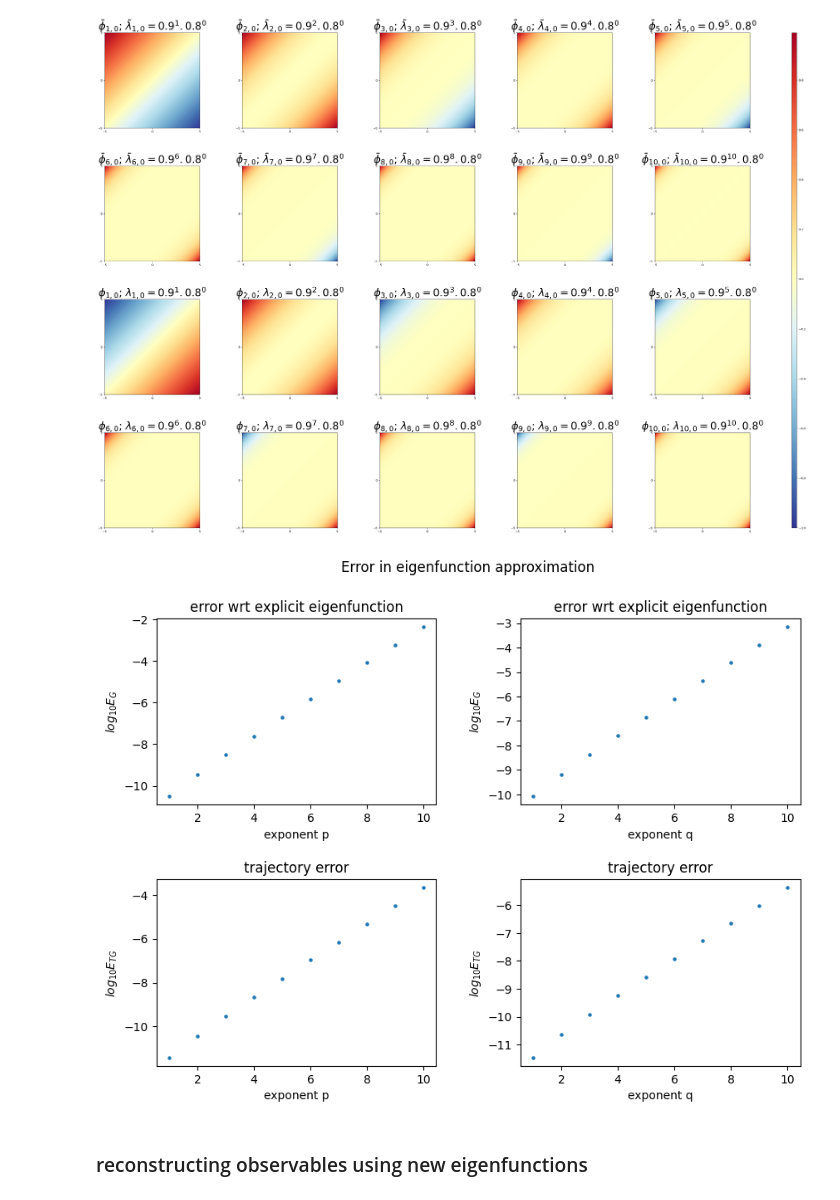
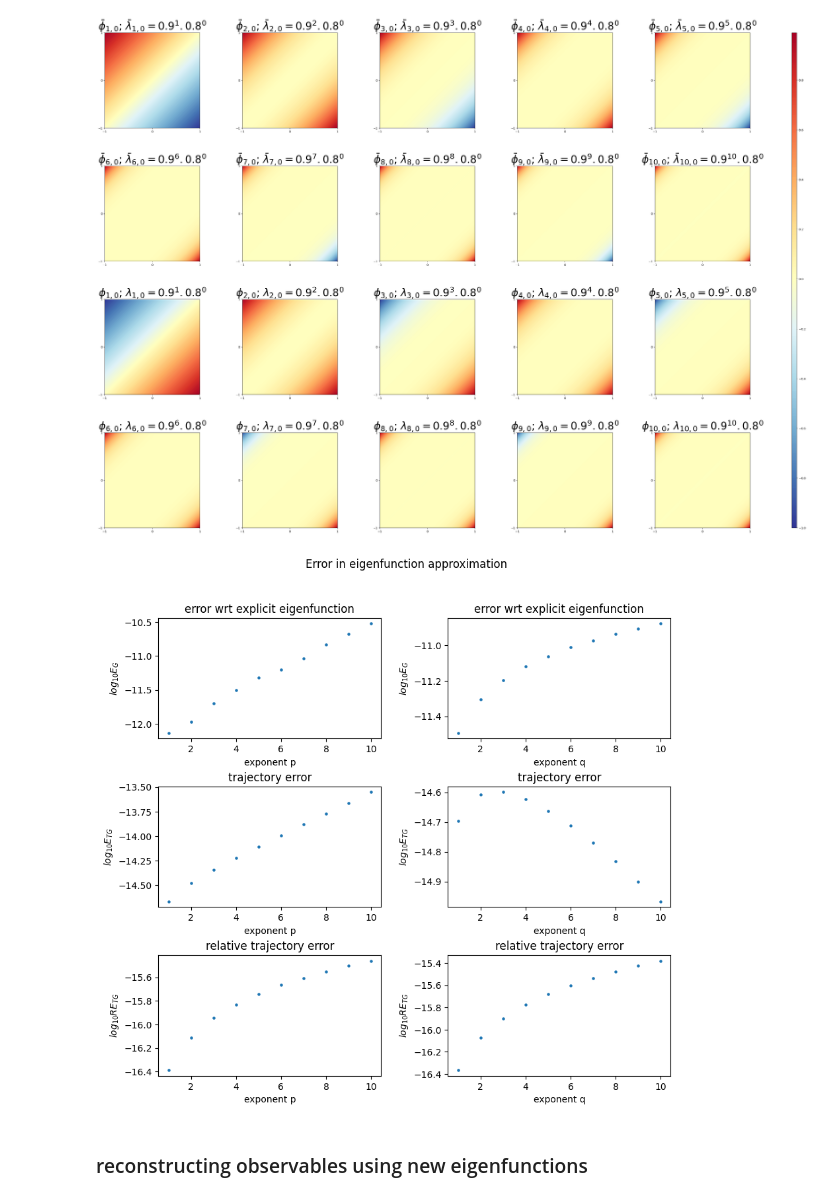
Before and after one commit to saksham219/koopman_eigensolvers, a Jupyter notebook: extend_linear_system_eigenfunctions.ipynb, the cells around one changed output. Cells and saved outputs as stored; diff of their text form; code cells hidden in the pictures.

Commit message:
add error analysis to ipynb

```diff
--- a/extend_linear_system_eigenfunctions.ipynb
+++ b/extend_linear_system_eigenfunctions.ipynb
@@ -161,7 +172,7 @@ for i, (m,n) in enumerate(sorted_eig):
 # %% [markdown]
 ### plot Koopman eigenfunctions computed using left eigenvectors
 # %%
-koopman_eigen = KoopmanEigenSolvers(edmd_poly, tsc_data)
+koopman_eigen = KoopmanEigenSolvers(edmd_poly, tsc_data, include_id_state=True)
 print("shape of koopman matrix: ", koopman_eigen.koopman_matrix.shape)
 # %% [output]
 shape of koopman matrix:  (9, 9)
@@ -286,25 +300,26 @@ plt.show()
 f, ax = plt.subplots(4, 5, figsize=(50,30))
 plt.subplots_adjust(hspace=0.4)
 error_list = []
+eigenvector_indexes = [0,2]
 
 c = 0
 for i, (m,n) in enumerate(sorted_eig):
-    Z_l = koopman_eigen.extend_eigenfunctions(x_flat, eigenvector_indexes=[0,2], pow_i=m, pow_j=n,
+    Z_l = koopman_eigen.extend_eigenfunctions(x_flat, eigenvector_indexes=eigenvector_indexes, pow_i=m, pow_j=n,
                                                   normalize=False)
     Z_l = Z_l.reshape(X.shape)
-    Z_l_t = koopman_eigen.extend_eigenfunctions((A@(x_flat.T)).T, eigenvector_indexes=[0,2], pow_i=m, pow_j=n,
+    Z_l_t = koopman_eigen.extend_eigenfunctions((A@(x_flat.T)).T, eigenvector_indexes=eigenvector_indexes, pow_i=m, pow_j=n,
                                                   normalize=False)
 
     Z_l_t = Z_l_t.reshape(X.shape)
     Z_l_norm = Z_l/np.max(np.abs(Z_l))
 
-    eigvalue_i_c = koopman_eigen.left_koopman_eigvals[0]
-    eigvalue_j_c = koopman_eigen.left_koopman_eigvals[2]
+    eigvalue_i_c = koopman_eigen.left_koopman_eigvals[eigenvector_indexes[0]]
+    eigvalue_j_c = koopman_eigen.left_koopman_eigvals[eigenvector_indexes[1]]
     eig_c = (eigvalue_i_c)**m * (eigvalue_j_c) ** n
     eig_str_c = "$\\bar{\lambda}_{" + f"{m},{n}" + "}" + f"= {eigvalue_i_c:.3}^{{" + f"{m}" + "}" +f". {eigvalue_j_c:.3}^{{" + f"{n}" + "}$"
 
-    traj_error = np.linalg.norm(Z_l_t - eig_c*Z_l)
-
+    traj_error = np.linalg.norm(Z_l_t - eig_c*Z_l)/np.sqrt(Z_l_t.shape[0]*Z_l_t.shape[1])
+    rel_traj_error = traj_error/np.linalg.norm(Z_l_t)
 
     if n ==0:
         row = 1 if c>4 else 0
@@ -314,6 +329,7 @@ for i, (m,n) in enumerate(sorted_eig):
         ax[row][c%5].set_xticks([ax[row][c%5].get_xlim()[0], 0, ax[row][c%5].get_xlim()[1]])
         ax[row][c%5].set_yticks([ax[row][c%5].get_ylim()[0], 0, ax[row][c%5].get_ylim()[1]])
         ax[row][c%5].set_aspect('equal')
+
 
     Z = linear_system.generate_eigenfunction(X, Y, m,n)
     Z_norm = Z/np.max(np.abs(Z))
@@ -335,9 +351,9 @@ for i, (m,n) in enumerate(sorted_eig):
         c=c+1
 
 
-
     error = min(np.linalg.norm(Z - Z_l), np.linalg.norm(Z + Z_l))
-    error_list.append({"m": m, "n":n, "error": error, "traj_error": traj_error, "c_error":compute_c_error(Z, Z_l)})
+    error_list.append({"m": m, "n":n, "error": error, "traj_error": traj_error,
+                       "c_error":compute_c_error(Z, Z_l), "rel_traj_error": rel_traj_error})
 
 cbar = f.colorbar(h, ax=ax.ravel().tolist(), aspect=100)
 
@@ -346,7 +362,7 @@ plt.show()
 # %% [output]
 [figure]
 # %%
-f, ax = plt.subplots(2,2, figsize=(10,7))
+f, ax = plt.subplots(3,2, figsize=(10,9))
 plt.subplots_adjust(hspace=0.4, wspace=0.3)
 
 m_list = [d["m"] for d in error_list if d["n"]==0]
@@ -357,38 +373,61 @@ ax[0][0].scatter(m_list, col, s=5)
 ax[0][0].set_xlabel('exponent p')
 ax[0][0].set_ylabel('$log_{10}E_G$')
 ax[0][0].set_title("error wrt explicit eigenfunction")
+del col
 
 n_list = [d["n"] for d in error_list if d["m"]==0]
 col = np.array([np.log10(d["c_error"]) for d in error_list if d["m"]==0])
 col[col==-np.inf] = np.log10(np.finfo(np.float64).eps)
 
 ax[0][1].scatter(n_list, col, s=5)
 ax[0][1].set_xlabel('exponent q')
 ax[0][1].set_ylabel('$log_{10}E_G$')
 ax[0][1].set_title("error wrt explicit eigenfunction")
+del col
+
 
 col = np.array([np.log10(d["traj_error"]) for d in error_list if d["n"]==0])
 col[col==-np.inf] = np.log10(np.finfo(np.float64).eps)
 
 ax[1][0].scatter(m_list, col, s=5)
 ax[1][0].set_xlabel('exponent p')
 ax[1][0].set_ylabel('$log_{10}E_{TG}$')
 ax[1][0].set_title("trajectory error")
+del col
 
 col = np.array([np.log10(d["traj_error"]) for d in error_list if d["m"]==0])
 col[col==-np.inf] = np.log10(np.finfo(np.float64).eps)
 
 ax[1][1].scatter(m_list, col, s=5)
 ax[1][1].set_xlabel('exponent q')
 ax[1][1].set_ylabel('$log_{10}E_{TG}$')
 ax[1][1].set_title("trajectory error")
+del col
+
+col = np.array([np.log10(d["rel_traj_error"]) for d in error_list if d["n"]==0])
+col[col==-np.inf] = np.log10(np.finfo(np.float64).eps)
+
+ax[2][0].scatter(m_list, col, s=5)
+ax[2][0].set_xlabel('exponent p')
+ax[2][0].set_ylabel('$log_{10}RE_{TG}$')
+ax[2][0].set_title("relative trajectory error")
+del col
+
+col = np.array([np.log10(d["rel_traj_error"]) for d in error_list if d["m"]==0])
+col[col==-np.inf] = np.log10(np.finfo(np.float64).eps)
+
+ax[2][1].scatter(m_list, col, s=5)
+ax[2][1].set_xlabel('exponent q')
+ax[2][1].set_ylabel('$log_{10}RE_{TG}$')
+ax[2][1].set_title("relative trajectory error")
+del col
 
 
 f.suptitle('Error in eigenfunction approximation')
 plt.savefig('plots/error_EDMD_poly_eigfunc_approx.png', bbox_inches='tight')
 plt.show()
 # %% [output]
-[figure, old version]
+[figure, new version]
 # %% [markdown]
 ### reconstructing observables using new eigenfunctions
 # %%
```
Also changed, not shown: parts of 16 cells of this notebook, 1 other file.
